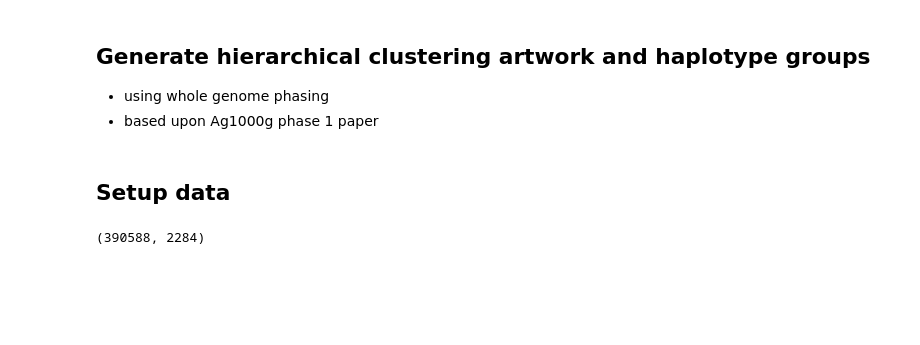
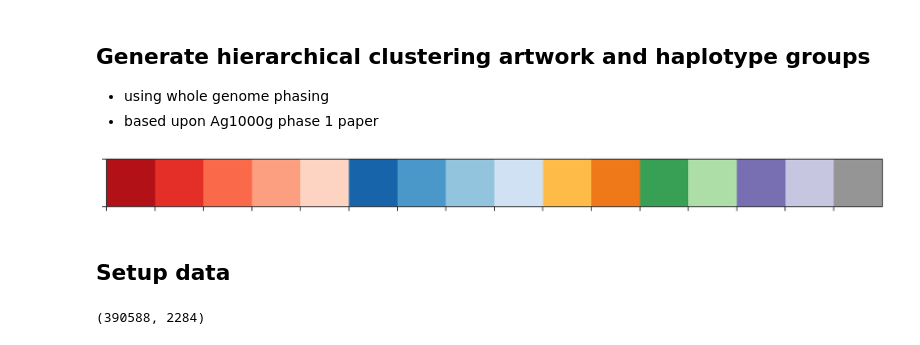
Before and after one commit to malariagen/ag1000g-phase2-vgsc-report, a Jupyter notebook: notebooks/artwork_Phase_2_vgsc_hierarchical_clustering.ipynb, the cells around one changed output. Cells and saved outputs as stored; diff of their text form; code cells hidden in the pictures; blank space fills up the shorter version.

Commit message:
colour fixing - network figure building

```diff
--- a/notebooks/artwork_Phase_2_vgsc_hierarchical_clustering.ipynb
+++ b/notebooks/artwork_Phase_2_vgsc_hierarchical_clustering.ipynb
@@ -9,6 +9,10 @@ import hapclust
 from scipy.cluster.hierarchy import _convert_to_double
 from scipy.spatial import distance
 from scipy.cluster.hierarchy import _hierarchy
+# %%
+sns.palplot(phase2_ar1.pop_colors.values())
+# %% [output]
+[figure, added]
 # %% [markdown]
 ## Setup data
 # %%
```
Also changed, not shown: 8 other files.
